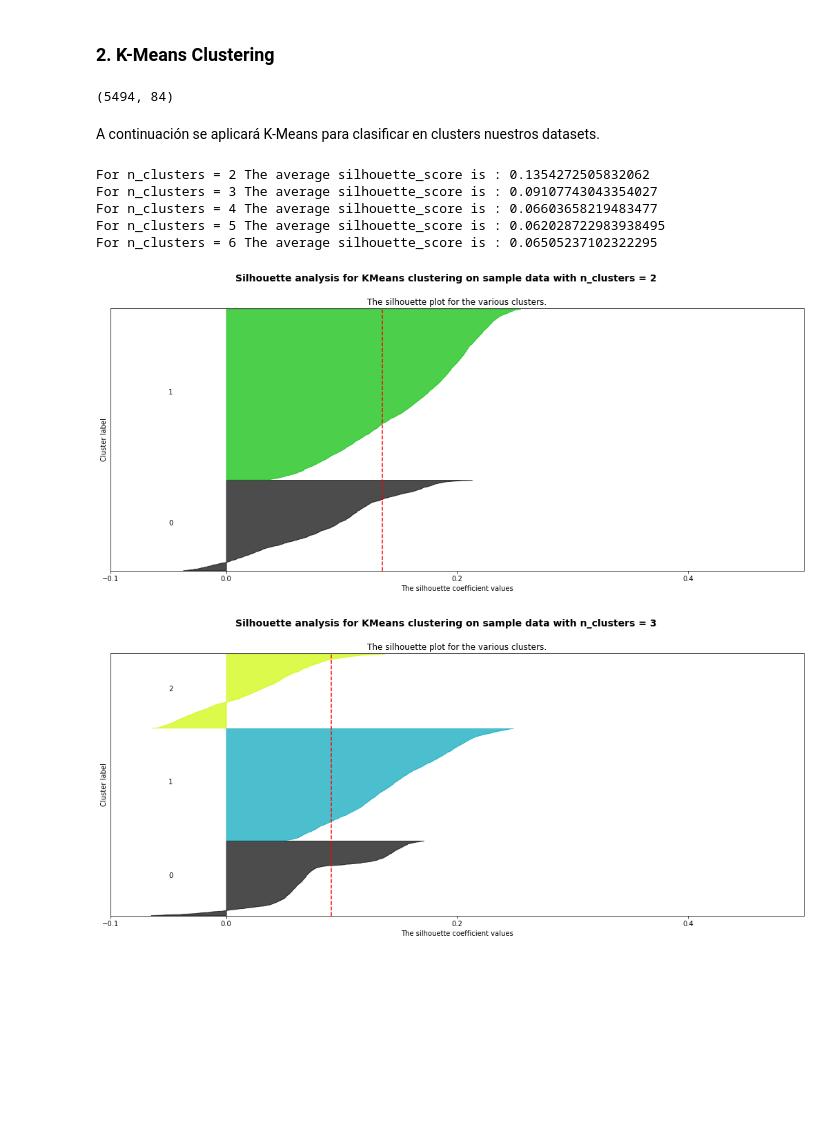
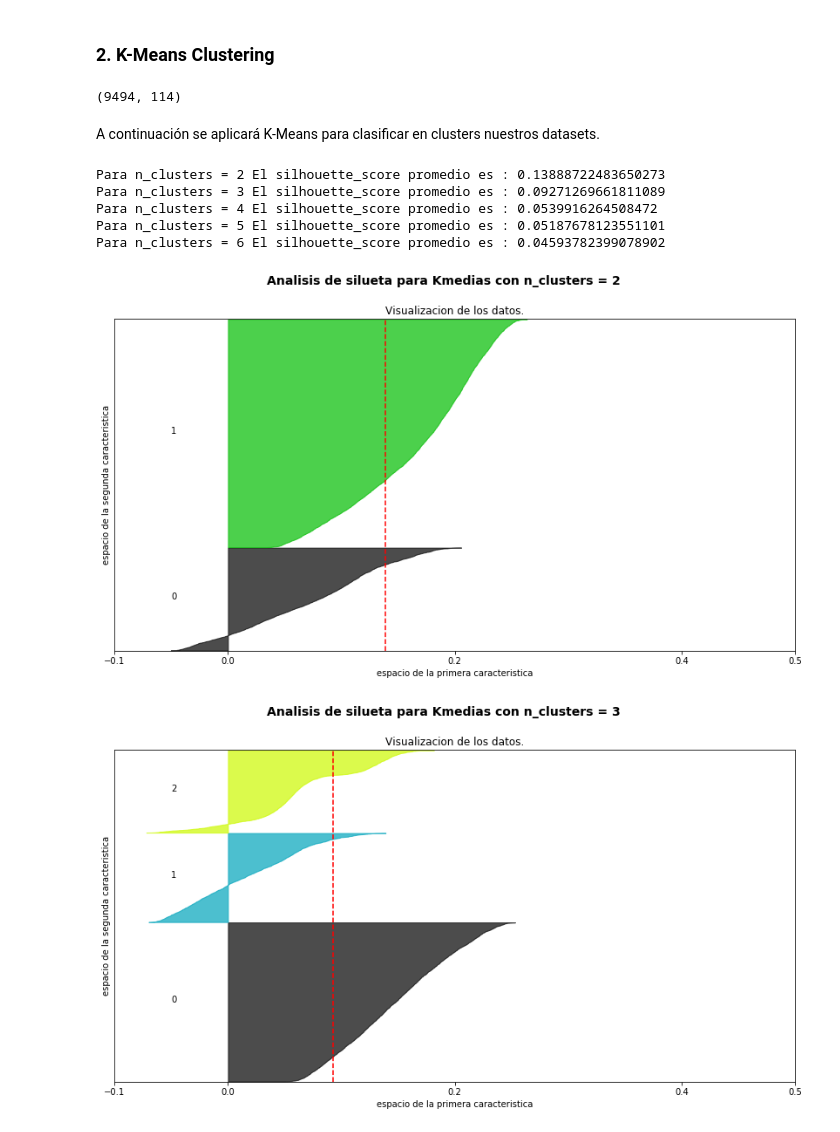
Before and after one commit to solujan/DiploDatos2019, a Jupyter notebook: ProyectoPobrezaCostaRica/5- Pobreza en Costa Rica - Aprendizaje No Supervisado.ipynb, the cells around one changed output. Drawn from its saved outputs; the diff is of its cells as text; code cells hidden in the pictures; blank space fills up the shorter version.

Commit message:
add silhouette_score

```diff
--- a/ProyectoPobrezaCostaRica/5- Pobreza en Costa Rica - Aprendizaje No Supervisado.ipynb
+++ b/ProyectoPobrezaCostaRica/5- Pobreza en Costa Rica - Aprendizaje No Supervisado.ipynb
@@ -354,30 +369,24 @@ Si se animan, pueden usar una red neuronal como encoder para la reducción de di
 # %% [markdown]
 ### 2.  K-Means Clustering
 # %%
-X = new_df.drop(['Id','idhogar'], axis=1).select_dtypes(exclude=['float64'])[4000:].values
+X = new_df.drop(['Id','idhogar'], axis=1).values
 X.shape
 # %% [output]
-(5494, 84)
+(9494, 114)
 # %% [markdown]
 A continuación se aplicará K-Means para clasificar en clusters nuestros datasets.
 # %%
-from sklearn.metrics import silhouette_samples, silhouette_score
-from sklearn.datasets import make_blobs
-import matplotlib.cm as cm
-#X = new_df.drop(['Id','idhogar'], axis=1).select_dtypes(exclude=['float64'])[4000:].values
-
-
-range_n_clusters = [2, 3, 4, 5, 6]
-
+range_n_clusters = [2,3, 4, 5, 6]
+sse ={}
 for n_clusters in range_n_clusters:
     # Create a subplot with 1 row and 2 columns
     fig, ax1 = plt.subplots(1, 1)
-    fig.set_size_inches(18, 7)
+    fig.set_size_inches(14, 7)
 
     # The 1st subplot is the silhouette plot
     # The silhouette coefficient can range from -1, 1 but in this example all
     # lie within [-0.1, 1]
-    ax1.set_xlim([-0.1, 0.5])
+    ax1.set_xlim([-0.1, 0.4])
     # The (n_clusters+1)*10 is for inserting blank space between silhouette
     # plots of individual clusters, to demarcate them clearly.
     ax1.set_ylim([0, len(X) + (n_clusters + 1) * 10])
@@ -386,13 +395,14 @@ for n_clusters in range_n_clusters:
     # seed of 10 for reproducibility.
     clusterer = KMeans(n_clusters=n_clusters, random_state=10)
     cluster_labels = clusterer.fit_predict(X)
+    sse[n_clusters] = clusterer.inertia_
 
     # The silhouette_score gives the average value for all the samples.
     # This gives a perspective into the density and separation of the formed
     # clusters
     silhouette_avg = silhouette_score(X, cluster_labels)
-    print("For n_clusters =", n_clusters,
-          "The average silhouette_score is :", silhouette_avg)
+    print("Para n_clusters =", n_clusters,
+          "El silhouette_score promedio es :", silhouette_avg)
 
     # Compute the silhouette scores for each sample
     sample_silhouette_values = silhouette_samples(X, cluster_labels)
@@ -403,62 +413,54 @@ for n_clusters in range_n_clusters:
         # cluster i, and sort them
         ith_cluster_silhouette_values = \
             sample_silhouette_values[cluster_labels == i]
 
         ith_cluster_silhouette_values.sort()
 
         size_cluster_i = ith_cluster_silhouette_values.shape[0]
         y_upper = y_lower + size_cluster_i
 
         color = cm.nipy_spectral(float(i) / n_clusters)
         ax1.fill_betweenx(np.arange(y_lower, y_upper),
                           0, ith_cluster_silhouette_values,
                           facecolor=color, edgecolor=color, alpha=0.7)
 
         # Label the silhouette plots with their cluster numbers at the middle
         ax1.text(-0.05, y_lower + 0.5 * size_cluster_i, str(i))
 
         # Compute the new y_lower for next plot
         y_lower = y_upper + 10  # 10 for the 0 samples
 
-    ax1.set_title("The silhouette plot for the various clusters.")
-    ax1.set_xlabel("The silhouette coefficient values")
-    ax1.set_ylabel("Cluster label")
+    ax1.set_title("Visualizacion de los datos.")
+    ax1.set_xlabel("espacio de la primera caracteristica")
+    ax1.set_ylabel("espacio de la segunda caracteristica")
 
     # The vertical line for average silhouette score of all the values
     ax1.axvline(x=silhouette_avg, color="red", linestyle="--")
 
     ax1.set_yticks([])  # Clear the yaxis labels / ticks
-    ax1.set_xticks([-0.1, 0, 0.2, 0.4])
+    ax1.set_xticks([-0.1, 0, 0.2, 0.4, 0.5])
 
-    # 2nd Plot showing the actual clusters formed
-    colors = cm.nipy_spectral(cluster_labels.astype(float) / n_clusters)
-    #ax2.scatter(X[:, 0], X[:, 1], marker='.', s=30, lw=0, alpha=0.7,
-    #            c=colors, edgecolor='k')
-
-    # Labeling the clusters
-    centers = clusterer.cluster_centers_
-    # Draw white circles at cluster centers
-    ax2.scatter(centers[:, 0], centers[:, 1], marker='o',
-                c="white", alpha=1, s=200, edgecolor='k')
-
-    for i, c in enumerate(centers):
-        ax2.scatter(c[0], c[1], marker='$%d$' % i, alpha=1,
-                    s=50, edgecolor='k')
-
-    ax2.set_title("The visualization of the clustered data.")
-    ax2.set_xlabel("Feature space for the 1st feature")
-    ax2.set_ylabel("Feature space for the 2nd feature")
-
-    plt.suptitle(("Silhouette analysis for KMeans clustering on sample data "
-                  "with n_clusters = %d" % n_clusters),
+    plt.suptitle(("Analisis de silueta para Kmedias "
+                  "con n_clusters = %d" % n_clusters),
                  fontsize=14, fontweight='bold')
+    #plt.savefig("kmeans_%d" % n_clusters, dpi=300)
 
 plt.show()
+
+fig, ax1 = plt.subplots(1, 1)
+fig.set_size_inches(14, 7)
+plt.suptitle(("Metodo del codo para kmedias "),
+                 fontsize=14, fontweight='bold')
+ax1.plot(list(sse.keys()), list(sse.values()))
+ax1.set_xlabel("Numero of cluster")
+ax1.set_ylabel("Inercia")
+
+plt.show()
 # %% [output]
-For n_clusters = 2 The average silhouette_score is : 0.1354272505832062
-For n_clusters = 3 The average silhouette_score is : 0.09107743043354027
-For n_clusters = 4 The average silhouette_score is : 0.06603658219483477
-For n_clusters = 5 The average silhouette_score is : 0.062028722983938495
-For n_clusters = 6 The average silhouette_score is : 0.06505237102322295
+Para n_clusters = 2 El silhouette_score promedio es : 0.13888722483650273
+Para n_clusters = 3 El silhouette_score promedio es : 0.09271269661811089
+Para n_clusters = 4 El silhouette_score promedio es : 0.0539916264508472
+Para n_clusters = 5 El silhouette_score promedio es : 0.05187678123551101
+Para n_clusters = 6 El silhouette_score promedio es : 0.04593782399078902
-[figure, old version]
+[figure, new version]
-[figure, old version]
+[figure, new version]
```
Also changed, not shown: parts of 20 cells of this notebook, 1 other file.
